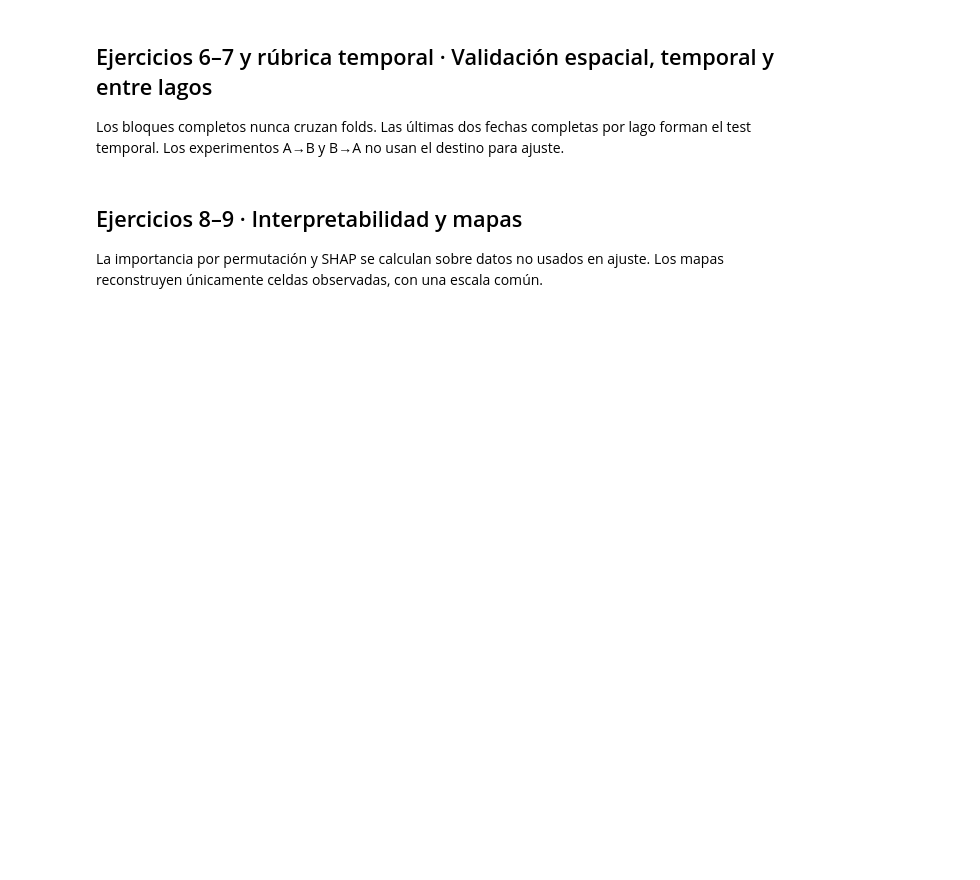
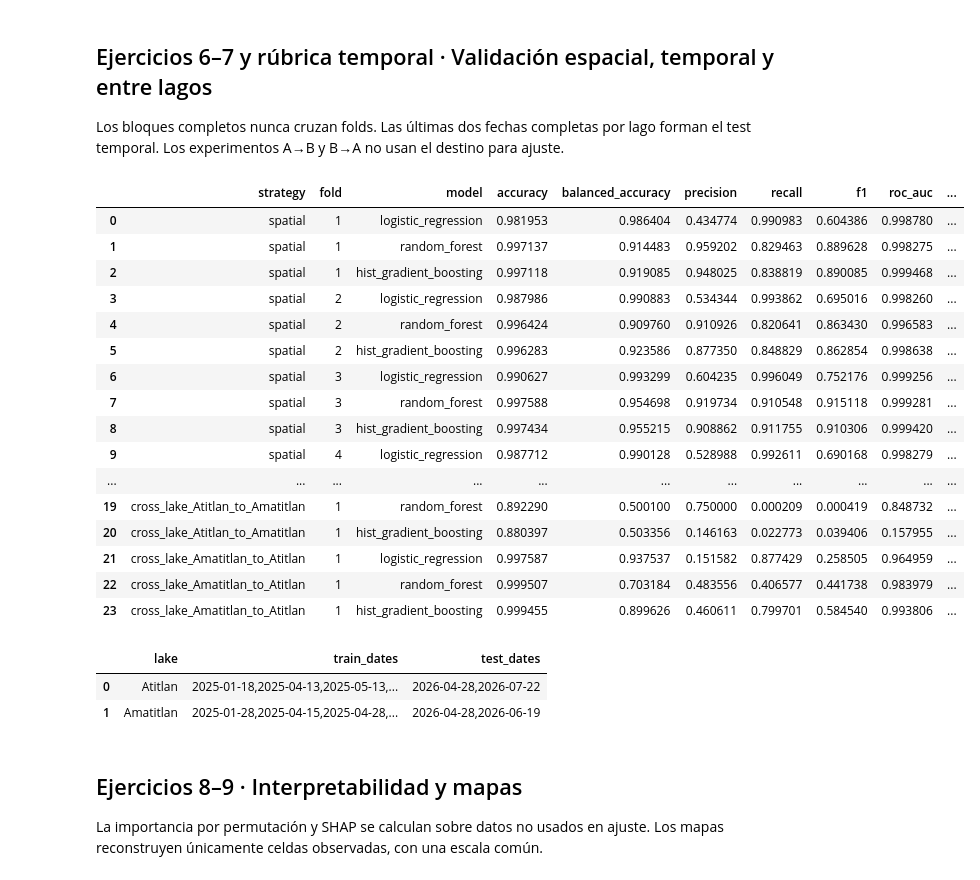
Before and after one commit to pablouwunya2021/lab4ds, a Jupyter notebook: notebooks/laboratorio4_parte2.ipynb, the cells around one changed output. Cells and saved outputs as stored; diff of their text form; code cells hidden in the pictures; blank space fills up the shorter version.

```diff
--- a/notebooks/laboratorio4_parte2.ipynb
+++ b/notebooks/laboratorio4_parte2.ipynb
@@ -26,9 +104,31 @@ display(random_results)
 ## Ejercicios 6–7 y rúbrica temporal · Validación espacial, temporal y entre lagos
 Los bloques completos nunca cruzan folds. Las últimas dos fechas completas por lago forman el test temporal. Los experimentos A→B y B→A no usan el destino para ajuste.
 # %%
-validation_results = evaluate_validations(data)
+validation_path = ROOT/'outputs/parte2/metrics/validation_metrics_by_fold.csv'
+validation_results = pd.read_csv(validation_path) if validation_path.exists() else evaluate_validations(data)
 display(validation_results)
 display(pd.read_csv(ROOT/'outputs/parte2/tables/temporal_split.csv'))
+# %% [output]
+|  | strategy | fold | model | accuracy | balanced_accuracy | precision | recall | f1 | roc_auc | ... |
+| 0 | spatial | 1 | logistic_regression | 0.981953 | 0.986404 | 0.434774 | 0.990983 | 0.604386 | 0.998780 | ... |
+| 1 | spatial | 1 | random_forest | 0.997137 | 0.914483 | 0.959202 | 0.829463 | 0.889628 | 0.998275 | ... |
+| 2 | spatial | 1 | hist_gradient_boosting | 0.997118 | 0.919085 | 0.948025 | 0.838819 | 0.890085 | 0.999468 | ... |
+| 3 | spatial | 2 | logistic_regression | 0.987986 | 0.990883 | 0.534344 | 0.993862 | 0.695016 | 0.998260 | ... |
+| 4 | spatial | 2 | random_forest | 0.996424 | 0.909760 | 0.910926 | 0.820641 | 0.863430 | 0.996583 | ... |
+| 5 | spatial | 2 | hist_gradient_boosting | 0.996283 | 0.923586 | 0.877350 | 0.848829 | 0.862854 | 0.998638 | ... |
+| 6 | spatial | 3 | logistic_regression | 0.990627 | 0.993299 | 0.604235 | 0.996049 | 0.752176 | 0.999256 | ... |
+| 7 | spatial | 3 | random_forest | 0.997588 | 0.954698 | 0.919734 | 0.910548 | 0.915118 | 0.999281 | ... |
+| 8 | spatial | 3 | hist_gradient_boosting | 0.997434 | 0.955215 | 0.908862 | 0.911755 | 0.910306 | 0.999420 | ... |
+| 9 | spatial | 4 | logistic_regression | 0.987712 | 0.990128 | 0.528988 | 0.992611 | 0.690168 | 0.998279 | ... |
+| ... | ... | ... | ... | ... | ... | ... | ... | ... | ... | ... |
+| 19 | cross_lake_Atitlan_to_Amatitlan | 1 | random_forest | 0.892290 | 0.500100 | 0.750000 | 0.000209 | 0.000419 | 0.848732 | ... |
+| 20 | cross_lake_Atitlan_to_Amatitlan | 1 | hist_gradient_boosting | 0.880397 | 0.503356 | 0.146163 | 0.022773 | 0.039406 | 0.157955 | ... |
+| 21 | cross_lake_Amatitlan_to_Atitlan | 1 | logistic_regression | 0.997587 | 0.937537 | 0.151582 | 0.877429 | 0.258505 | 0.964959 | ... |
+| 22 | cross_lake_Amatitlan_to_Atitlan | 1 | random_forest | 0.999507 | 0.703184 | 0.483556 | 0.406577 | 0.441738 | 0.983979 | ... |
+| 23 | cross_lake_Amatitlan_to_Atitlan | 1 | hist_gradient_boosting | 0.999455 | 0.899626 | 0.460611 | 0.799701 | 0.584540 | 0.993806 | ... |
+|  | lake | train_dates | test_dates |
+| 0 | Atitlan | 2025-01-18,2025-04-13,2025-05-13,... | 2026-04-28,2026-07-22 |
+| 1 | Amatitlan | 2025-01-28,2025-04-15,2025-04-28,... | 2026-04-28,2026-06-19 |
 # %% [markdown]
 ## Ejercicios 8–9 · Interpretabilidad y mapas
 La importancia por permutación y SHAP se calculan sobre datos no usados en ajuste. Los mapas reconstruyen únicamente celdas observadas, con una escala común.
```
Also changed, not shown: parts of 5 cells of this notebook, 24 other files.
